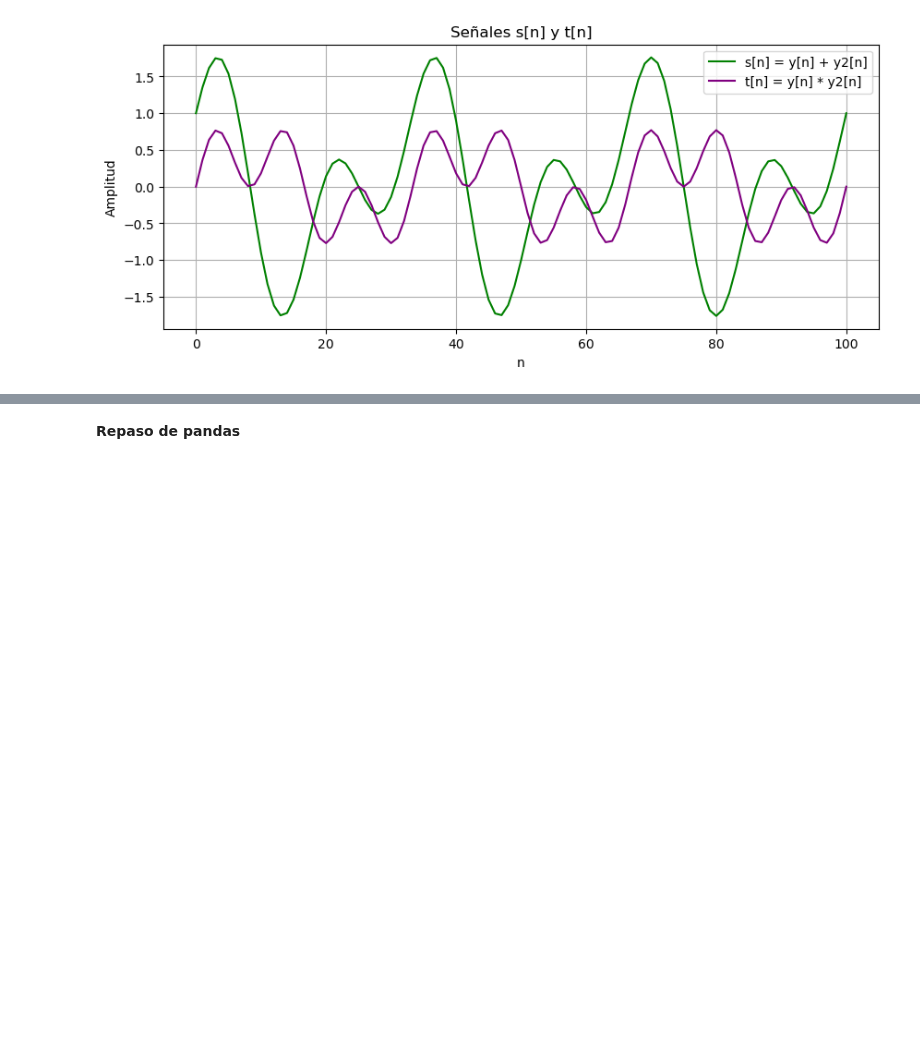
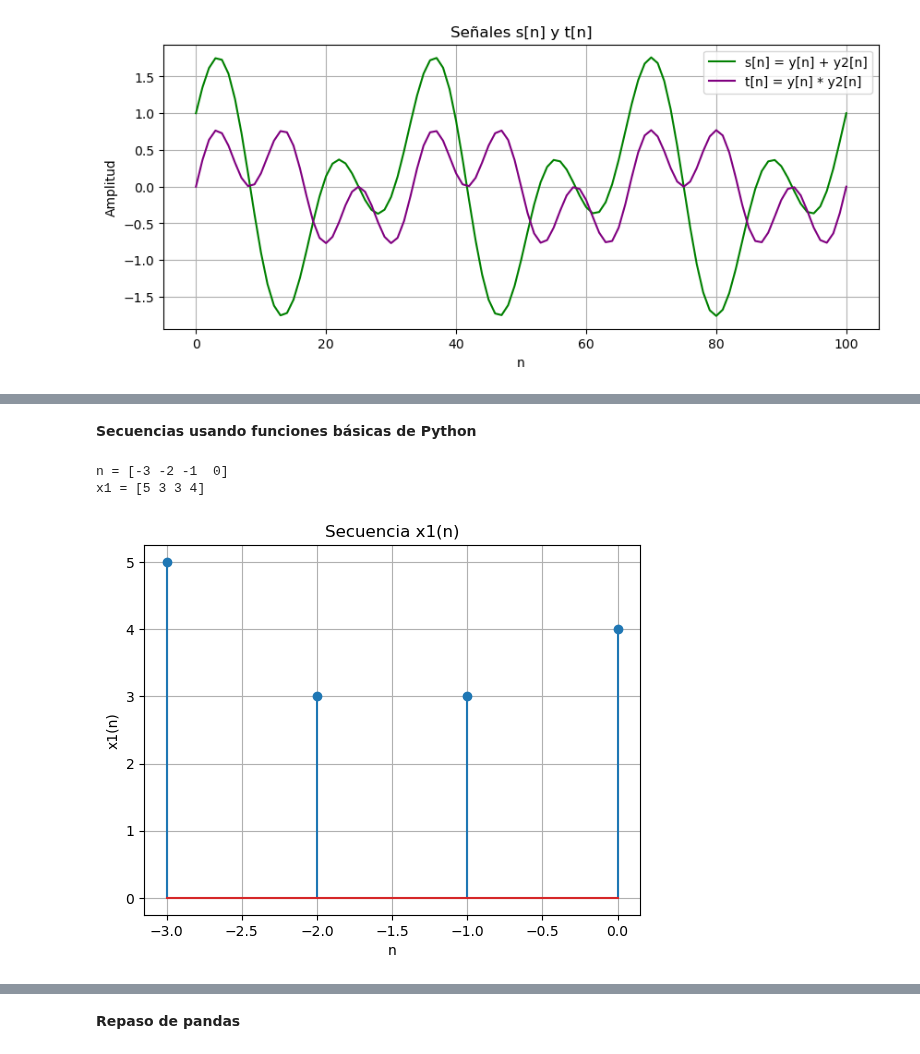
Before and after one commit to Victoriapn/Lab_Biose-ales, a Jupyter notebook: practica 1/Copia_de_introducción_a_python.ipynb, the cells around one changed output, grey strips where cells are left out. Cells and saved outputs as stored; diff of their text form; code cells hidden in the pictures; blank space fills up the shorter version.

```diff
--- a/practica 1/Copia_de_introducción_a_python.ipynb
+++ b/practica 1/Copia_de_introducción_a_python.ipynb
@@ -157,0 +200,31 @@ plt.show()
+# %%
+def impseq(n0, n1, n2):
+    # Genera x(n) = delta(n-n0)
+    n = np.arange(n1, n2 + 1)
+    x = (n - n0) == 0
+
+    return x.astype(int), n
+# %% [markdown]
+**Secuencias usando funciones básicas de Python**
+# %%
+d1, n = impseq(-1, -3, 0)
+d2, _ = impseq(-3, -3, 0)
+d3, _ = impseq(-2, -3, 0)
+d4, _ = impseq(0, -3, 0)
+
+x1 = 3*d1 + 5*d2 + 3*d3 + 3*d4 + d4
+
+print("n =", n)
+print("x1 =", x1)
+
+plt.figure()
+plt.stem(n, x1)
+plt.xlabel("n")
+plt.ylabel("x1(n)")
+plt.title("Secuencia x1(n)")
+plt.grid()
+plt.show()
+# %% [output]
+n = [-3 -2 -1  0]
+x1 = [5 3 3 4]
+[figure, added]
```
Also changed, not shown: parts of 14 cells of this notebook.
